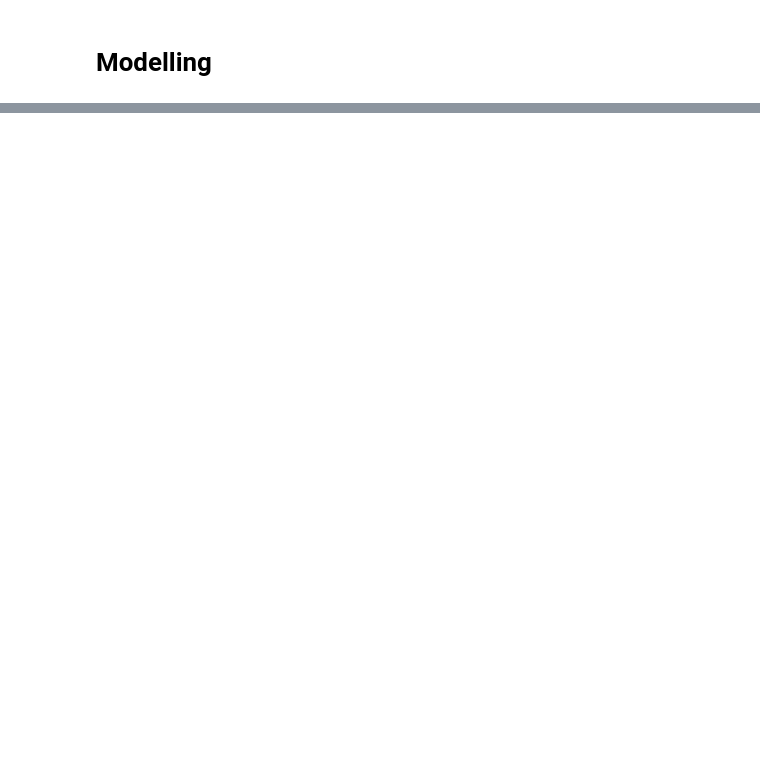
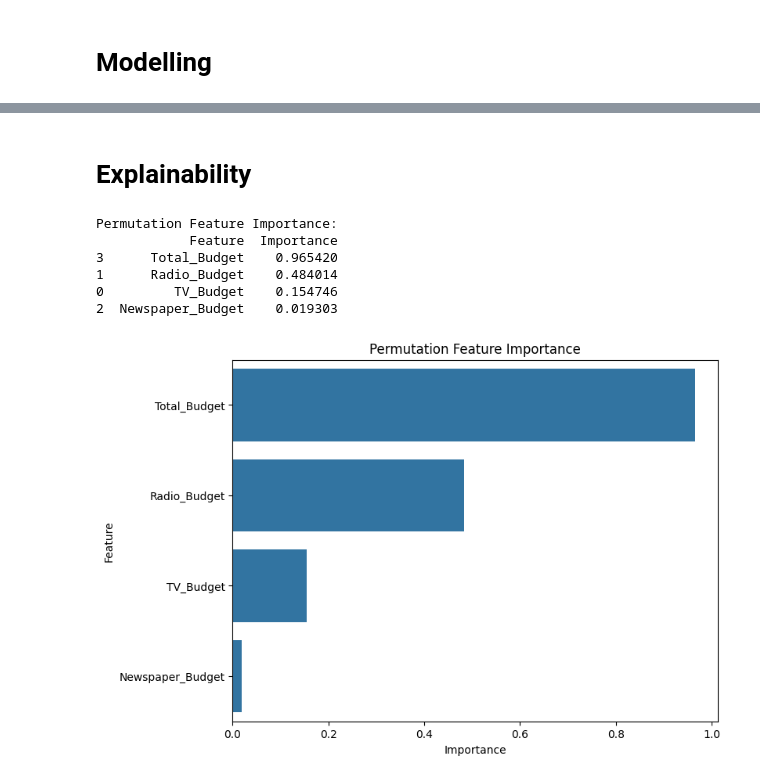
Before and after one commit to Alphteow/Advertising_Kaggle, a Jupyter notebook: XGandGB.ipynb, the cells around one changed output, grey strips where cells are left out. Saved outputs shown, nothing was run; the diff lists cells and outputs as text; code cells hidden in the pictures; blank space fills up the shorter version.

```diff
--- a/XGandGB.ipynb
+++ b/XGandGB.ipynb
@@ -163,0 +176,26 @@ print(f"\nBest Performing Model: {best_model_name}")
+# %% [markdown]
+<h1>Explainability</h1>
+# %%
+# Permutation Feature Importance
+perm_importance = permutation_importance(best_model, X_test, y_test, random_state=42)
+feature_importance = pd.DataFrame({
+    'Feature': X.columns,
+    'Importance': perm_importance.importances_mean
+}).sort_values(by='Importance', ascending=False)
+print("\nPermutation Feature Importance:")
+print(feature_importance)
+# %% [output]
+Permutation Feature Importance:
+            Feature  Importance
+3      Total_Budget    0.965420
+1      Radio_Budget    0.484014
+0         TV_Budget    0.154746
+2  Newspaper_Budget    0.019303
+# %%
+# Plot feature importance
+plt.figure(figsize=(8, 6))
+sns.barplot(x='Importance', y='Feature', data=feature_importance)
+plt.title("Permutation Feature Importance")
+plt.show()
+# %% [output]
+[figure, added]
```
Also changed, not shown: parts of 20 cells of this notebook.
